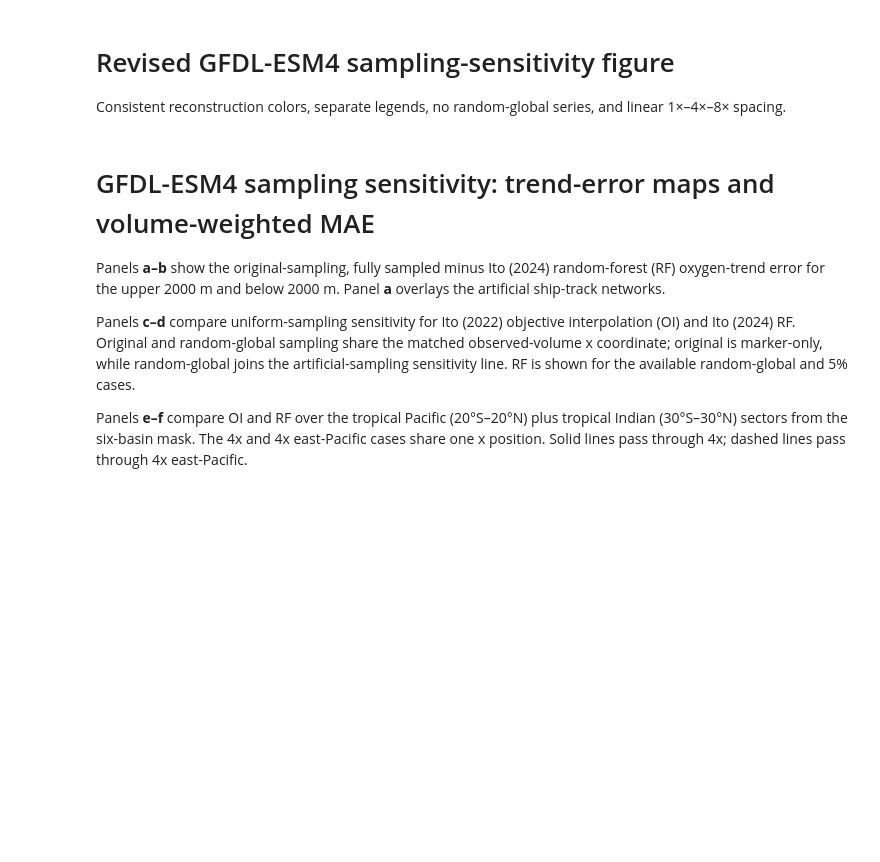
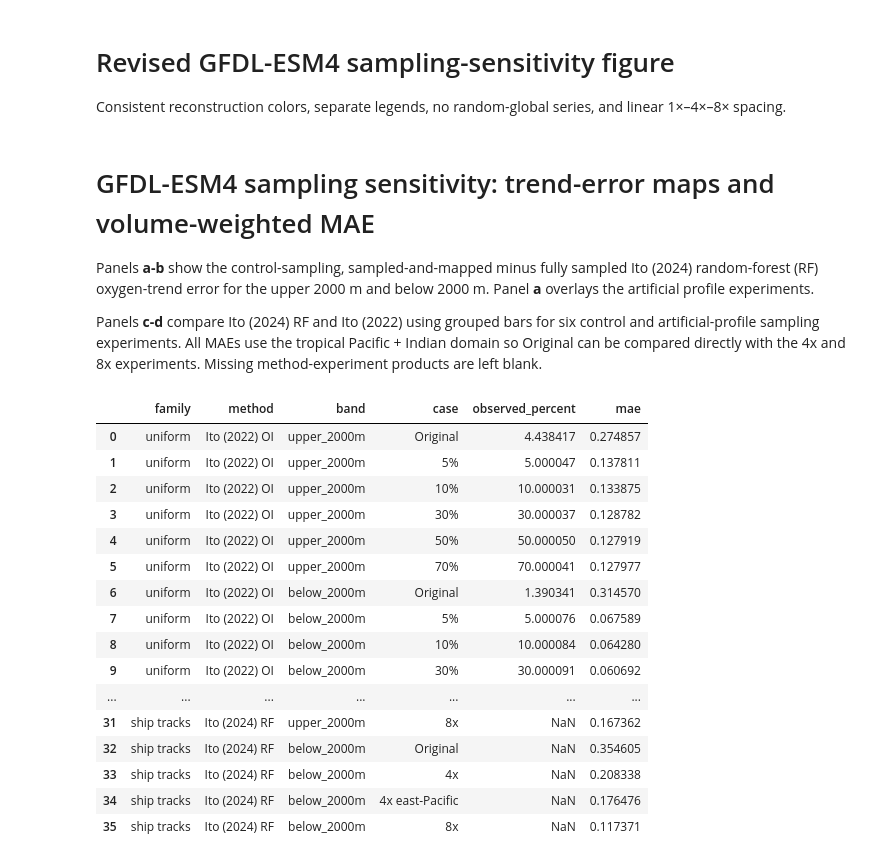
Before and after one commit to dhruvbhagtani/Historical_ocean_deoxygenation_figures, a Jupyter notebook: GFDL_ESM4_sampling_sensitivity_six_panel.ipynb, the cells around one changed output. Cells and saved outputs as stored; diff of their text form; code cells hidden in the pictures; blank space fills up the shorter version.

Commit message:
Effect of artificial sampling on GFDL-ESM4

```diff
--- a/GFDL_ESM4_sampling_sensitivity_six_panel.ipynb
+++ b/GFDL_ESM4_sampling_sensitivity_six_panel.ipynb
@@ -1,15 +1,13 @@
-# %% [markdown]
-# Revised GFDL-ESM4 sampling-sensitivity figure
-
-Consistent reconstruction colors, separate legends, no random-global series, and linear 1×–4×–8× spacing.
+# %% [markdown]
+# Revised GFDL-ESM4 sampling-sensitivity figure
+
+Consistent reconstruction colors, separate legends, no random-global series, and linear 1×–4×–8× spacing.
 # %% [markdown]
 # GFDL-ESM4 sampling sensitivity: trend-error maps and volume-weighted MAE
 
-Panels **a–b** show the original-sampling, fully sampled minus Ito (2024) random-forest (RF) oxygen-trend error for the upper 2000 m and below 2000 m. Panel **a** overlays the artificial ship-track networks.
+Panels **a-b** show the control-sampling, sampled-and-mapped minus fully sampled Ito (2024) random-forest (RF) oxygen-trend error for the upper 2000 m and below 2000 m. Panel **a** overlays the artificial profile experiments.
 
-Panels **c–d** compare uniform-sampling sensitivity for Ito (2022) objective interpolation (OI) and Ito (2024) RF. Original and random-global sampling share the matched observed-volume x coordinate; original is marker-only, while random-global joins the artificial-sampling sensitivity line. RF is shown for the available random-global and 5% cases.
-
-Panels **e–f** compare OI and RF over the tropical Pacific (20°S–20°N) plus tropical Indian (30°S–30°N) sectors from the six-basin mask. The 4x and 4x east-Pacific cases share one x position. Solid lines pass through 4x; dashed lines pass through 4x east-Pacific.
+Panels **c-d** compare Ito (2024) RF and Ito (2022) using grouped bars for six control and artificial-profile sampling experiments. All MAEs use the tropical Pacific + Indian domain so Original can be compared directly with the 4x and 8x experiments. Missing method-experiment products are left blank.
 # %%
 from pathlib import Path
 
@@ -221,11 +219,11 @@ for method, dataset in uniform_sources.items():
     for band in BANDS:
         rows.append({'family': 'uniform', 'method': method, 'band': band, 'case': 'Original',
                      'observed_percent': original_pct[band],
-                     'mae': volume_weighted_mae(dataset[f'fully_minus_gap_filled_original_{band}'], band)})
+                     'mae': volume_weighted_mae(dataset[f'fully_minus_gap_filled_original_{band}'], band, region=tropical_ship_region)})
         for key in UNIFORM_MASKS:
             rows.append({'family': 'uniform', 'method': method, 'band': band, 'case': f'{int(key)}%',
                          'observed_percent': uniform_percent[band][key],
-                         'mae': volume_weighted_mae(dataset[f'fully_minus_gap_filled_{key}_{band}'], band)})
+                         'mae': volume_weighted_mae(dataset[f'fully_minus_gap_filled_{key}_{band}'], band, region=tropical_ship_region)})
 
 # Random-global sampling has the same observed volume as original sampling.
 for method, key in [('Ito (2022) OI', 'oi'), ('Ito (2024) RF', 'rf')]:
@@ -234,37 +232,55 @@ for method, key in [('Ito (2022) OI', 'oi'), ('Ito (2024) RF', 'rf')]:
         if name in rand_trends:
             rows.append({'family':'uniform','method':method,'band':band,'case':'Random global',
                          'observed_percent':random_pct[band],
-                         'mae':volume_weighted_mae(rand_trends[name],band)})
+                         'mae':volume_weighted_mae(rand_trends[name],band,region=tropical_ship_region)})
 
 # Only original and 5% uniform RF products currently exist.
 for band in BANDS:
     rows.extend([
         {'family': 'uniform', 'method': 'Ito (2024) RF', 'band': band, 'case': 'Original',
          'observed_percent': original_pct[band],
-         'mae': volume_weighted_mae(rf_ship[f'fully_minus_gap_filled_original_{band}'], band)},
+         'mae': volume_weighted_mae(rf_ship[f'fully_minus_gap_filled_original_{band}'], band, region=tropical_ship_region)},
         {'family': 'uniform', 'method': 'Ito (2024) RF', 'band': band, 'case': '5%',
          'observed_percent': uniform_percent[band]['05'],
          'mae': volume_weighted_mae(rf05[f'fully_minus_gap_filled_rf05_{band}'], band)},
     ])
 
 ship_sources = {'Ito (2022) OI': oi_ship, 'Ito (2024) RF': rf_ship}
 for method, dataset in ship_sources.items():
     for band in BANDS:
         for key, label in [('original', 'Original'), ('ship4x', '4x'),
                            ('ship4x_eastpac', '4x east-Pacific'), ('ship8x', '8x')]:
             rows.append({
                 'family': 'ship tracks', 'method': method, 'band': band, 'case': label,
                 'observed_percent': np.nan,
                 'mae': volume_weighted_mae(
                     dataset[f'fully_minus_gap_filled_{key}_{band}'], band,
                     region=tropical_ship_region,
                 ),
             })
 
 metrics = pd.DataFrame(rows)
 METRICS_CSV = PAPER / 'gfdl_esm4_sampling_sensitivity_volume_weighted_mae.csv'
 metrics.to_csv(METRICS_CSV, index=False)
 metrics
+# %% [output]
+|  | family | method | band | case | observed_percent | mae |
+| 0 | uniform | Ito (2022) OI | upper_2000m | Original | 4.438417 | 0.274857 |
+| 1 | uniform | Ito (2022) OI | upper_2000m | 5% | 5.000047 | 0.137811 |
+| 2 | uniform | Ito (2022) OI | upper_2000m | 10% | 10.000031 | 0.133875 |
+| 3 | uniform | Ito (2022) OI | upper_2000m | 30% | 30.000037 | 0.128782 |
+| 4 | uniform | Ito (2022) OI | upper_2000m | 50% | 50.000050 | 0.127919 |
+| 5 | uniform | Ito (2022) OI | upper_2000m | 70% | 70.000041 | 0.127977 |
+| 6 | uniform | Ito (2022) OI | below_2000m | Original | 1.390341 | 0.314570 |
+| 7 | uniform | Ito (2022) OI | below_2000m | 5% | 5.000076 | 0.067589 |
+| 8 | uniform | Ito (2022) OI | below_2000m | 10% | 10.000084 | 0.064280 |
+| 9 | uniform | Ito (2022) OI | below_2000m | 30% | 30.000091 | 0.060692 |
+| ... | ... | ... | ... | ... | ... | ... |
+| 31 | ship tracks | Ito (2024) RF | upper_2000m | 8x | NaN | 0.167362 |
+| 32 | ship tracks | Ito (2024) RF | below_2000m | Original | NaN | 0.354605 |
+| 33 | ship tracks | Ito (2024) RF | below_2000m | 4x | NaN | 0.208338 |
+| 34 | ship tracks | Ito (2024) RF | below_2000m | 4x east-Pacific | NaN | 0.176476 |
+| 35 | ship tracks | Ito (2024) RF | below_2000m | 8x | NaN | 0.117371 |
 # %%
 # Track footprints shown as horizontal cells occupied in any year at any depth.
 track_masks = {}
```
Also changed, not shown: parts of 2 cells of this notebook, 1 other file.
